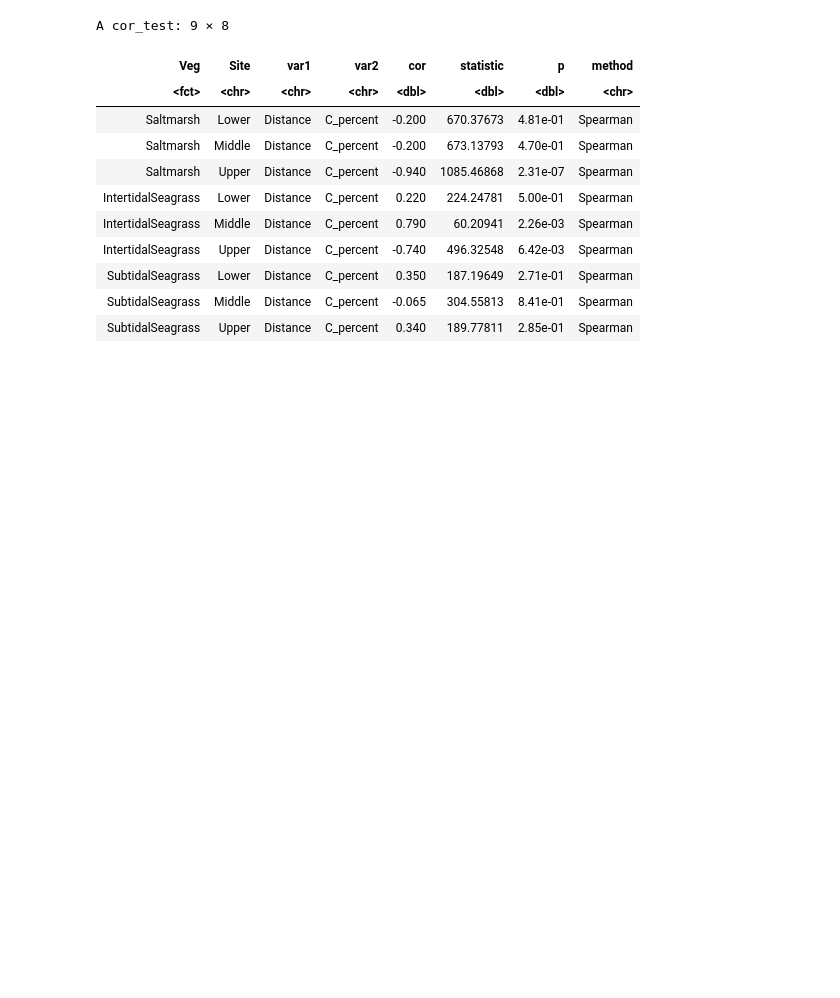
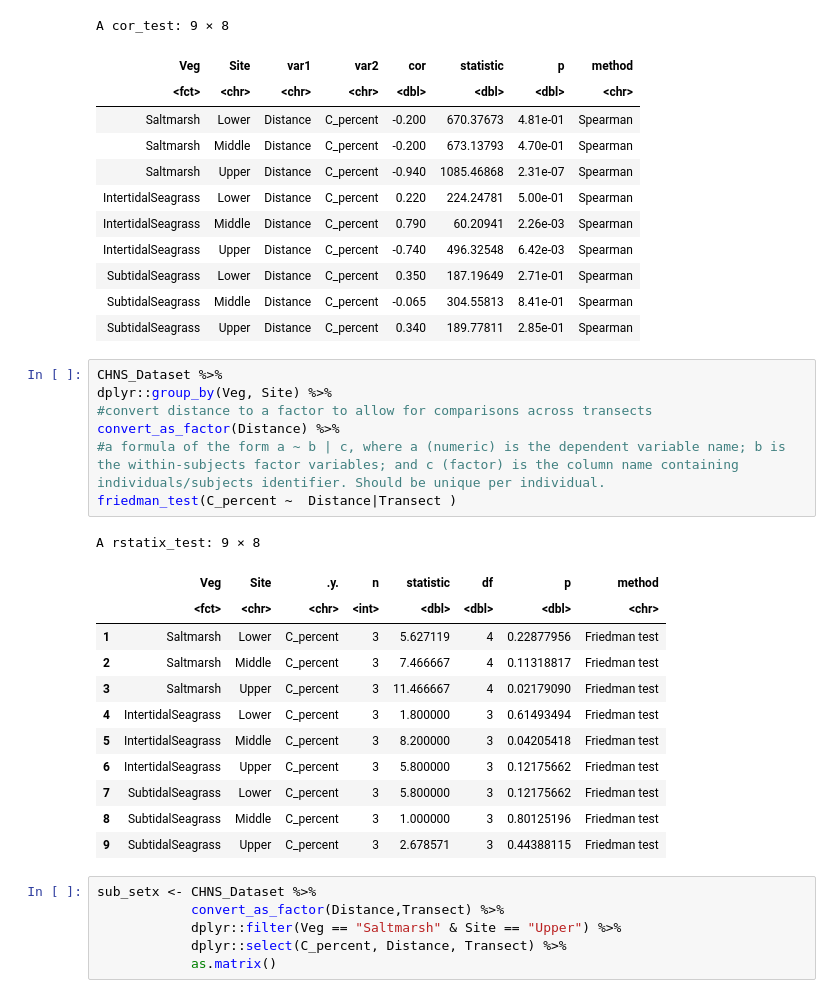
Before and after one commit to PiscatorX/blue-carbon-microbiomes, a Jupyter notebook: qiime2R/transect_analysis.ipynb, the cells around one changed output. Saved outputs shown, nothing was run; the diff lists cells and outputs as text; blank space fills up the shorter version.

Commit message:
with site analysis

```diff
--- a/qiime2R/transect_analysis.ipynb
+++ b/qiime2R/transect_analysis.ipynb
@@ -113,3 +102,29 @@ A cor_test: 9 × 8
 | SubtidalSeagrass | Lower | Distance | C_percent | 0.350 | 187.19649 | 2.71e-01 | Spearman |
 | SubtidalSeagrass | Middle | Distance | C_percent | -0.065 | 304.55813 | 8.41e-01 | Spearman |
 | SubtidalSeagrass | Upper | Distance | C_percent | 0.340 | 189.77811 | 2.85e-01 | Spearman |
+# %%
+CHNS_Dataset %>%
+dplyr::group_by(Veg, Site) %>%
+#convert distance to a factor to allow for comparisons across transects
+convert_as_factor(Distance) %>%
+#a formula of the form a ~ b | c, where a (numeric) is the dependent variable name; b is the within-subjects factor variables; and c (factor) is the column name containing individuals/subjects identifier. Should be unique per individual.
+friedman_test(C_percent ~  Distance|Transect )
+# %% [output]
+A rstatix_test: 9 × 8
+|  | Veg | Site | .y. | n | statistic | df | p | method |
+|  | <fct> | <chr> | <chr> | <int> | <dbl> | <dbl> | <dbl> | <chr> |
+| 1 | Saltmarsh | Lower | C_percent | 3 | 5.627119 | 4 | 0.22877956 | Friedman test |
+| 2 | Saltmarsh | Middle | C_percent | 3 | 7.466667 | 4 | 0.11318817 | Friedman test |
+| 3 | Saltmarsh | Upper | C_percent | 3 | 11.466667 | 4 | 0.02179090 | Friedman test |
+| 4 | IntertidalSeagrass | Lower | C_percent | 3 | 1.800000 | 3 | 0.61493494 | Friedman test |
+| 5 | IntertidalSeagrass | Middle | C_percent | 3 | 8.200000 | 3 | 0.04205418 | Friedman test |
+| 6 | IntertidalSeagrass | Upper | C_percent | 3 | 5.800000 | 3 | 0.12175662 | Friedman test |
+| 7 | SubtidalSeagrass | Lower | C_percent | 3 | 5.800000 | 3 | 0.12175662 | Friedman test |
+| 8 | SubtidalSeagrass | Middle | C_percent | 3 | 1.000000 | 3 | 0.80125196 | Friedman test |
+| 9 | SubtidalSeagrass | Upper | C_percent | 3 | 2.678571 | 3 | 0.44388115 | Friedman test |
+# %%
+sub_setx <- CHNS_Dataset %>%
+            convert_as_factor(Distance,Transect) %>%
+            dplyr::filter(Veg == "Saltmarsh" & Site == "Upper") %>%
+            dplyr::select(C_percent, Distance, Transect) %>%
+            as.matrix()
```
Also changed, not shown: parts of 4 cells of this notebook.
